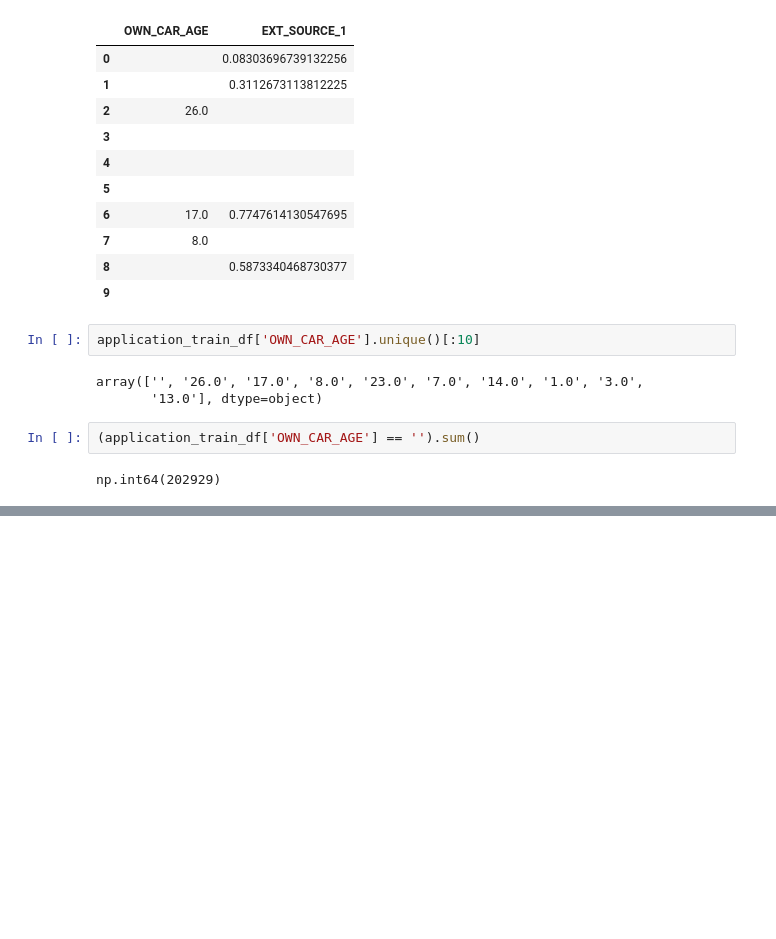
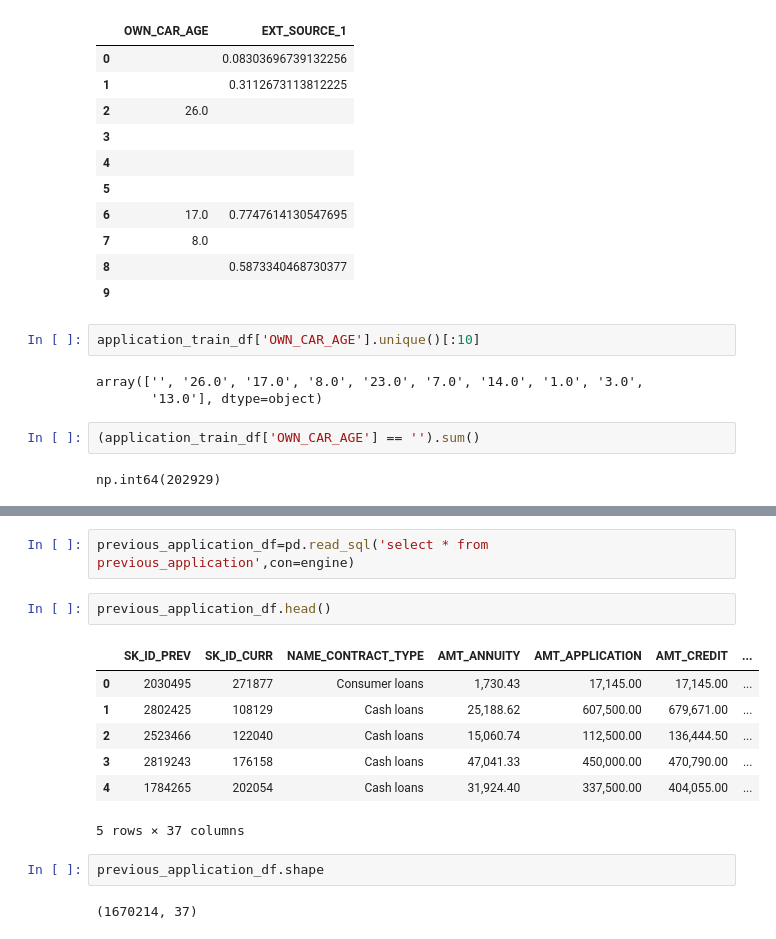
Before and after one commit to Roxy099/data_science_project, a Jupyter notebook: notebooks/01_data_understanding.ipynb, the cells around one changed output, grey strips where cells are left out. Saved outputs shown, nothing was run; the diff lists cells and outputs as text; blank space fills up the shorter version.

```diff
--- a/notebooks/01_data_understanding.ipynb
+++ b/notebooks/01_data_understanding.ipynb
@@ -108,0 +172,16 @@ np.int64(202929)
+# %%
+previous_application_df=pd.read_sql('select * from previous_application',con=engine)
+# %%
+previous_application_df.head()
+# %% [output]
+|  | SK_ID_PREV | SK_ID_CURR | NAME_CONTRACT_TYPE | AMT_ANNUITY | AMT_APPLICATION | AMT_CREDIT | ... |
+| 0 | 2030495 | 271877 | Consumer loans | 1,730.43 | 17,145.00 | 17,145.00 | ... |
+| 1 | 2802425 | 108129 | Cash loans | 25,188.62 | 607,500.00 | 679,671.00 | ... |
+| 2 | 2523466 | 122040 | Cash loans | 15,060.74 | 112,500.00 | 136,444.50 | ... |
+| 3 | 2819243 | 176158 | Cash loans | 47,041.33 | 450,000.00 | 470,790.00 | ... |
+| 4 | 1784265 | 202054 | Cash loans | 31,924.40 | 337,500.00 | 404,055.00 | ... |
+5 rows × 37 columns
+# %%
+previous_application_df.shape
+# %% [output]
+(1670214, 37)
```
Also changed, not shown: parts of 48 cells of this notebook, 1 other file.
